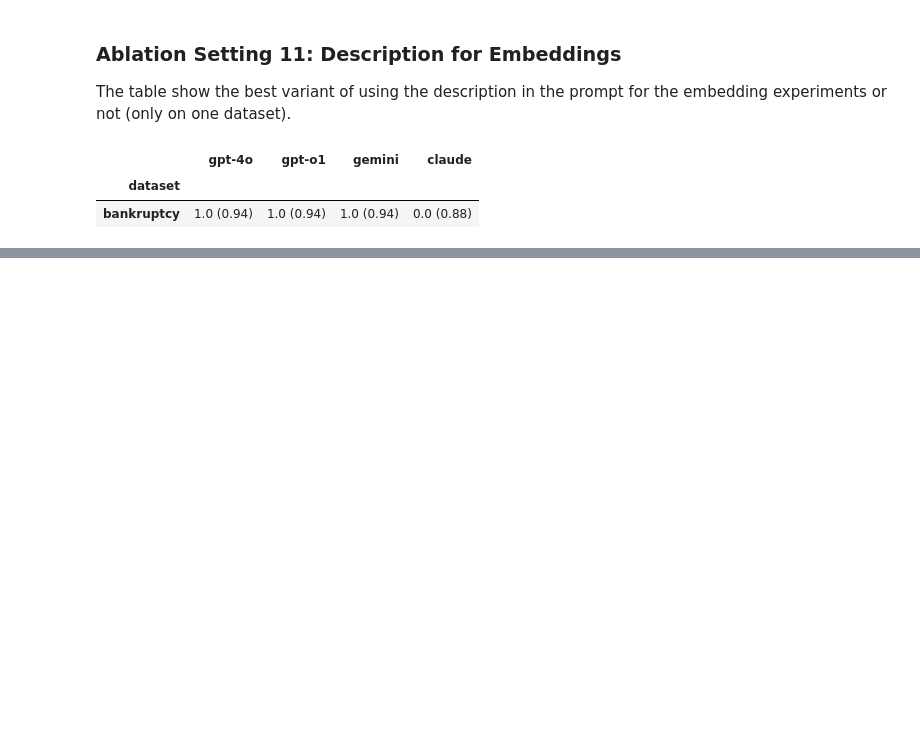
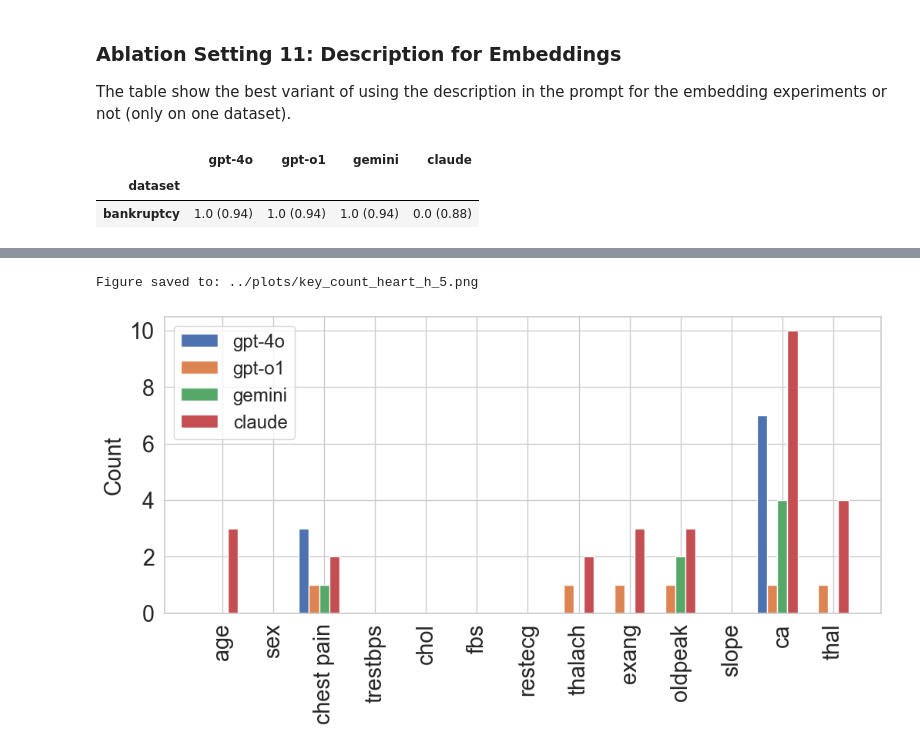
Before and after one commit to steroSterka/llm-trees, a Jupyter notebook: ecml_evalutation.ipynb, the cells around one changed output, grey strips where cells are left out. Saved outputs shown, nothing was run; the diff lists cells and outputs as text; code cells hidden in the pictures; blank space fills up the shorter version.

Commit message:
Added additional analysis: Feature count per LLM and dataset

```diff
--- a/ecml_evalutation.ipynb
+++ b/ecml_evalutation.ipynb
@@ -412,0 +417,7 @@ get_best_results(result_path_description, x_param='description', y_metric='f1_sc
+# %%
+dataset = "heart_h"
+num_trees = 5
+feature_count_analysis(dataset, num_trees)
+# %% [output]
+Figure saved to: ../plots/key_count_heart_h_5.png
+[figure, added]
```
Also changed, not shown: parts of 3 cells of this notebook, 2 other files.
